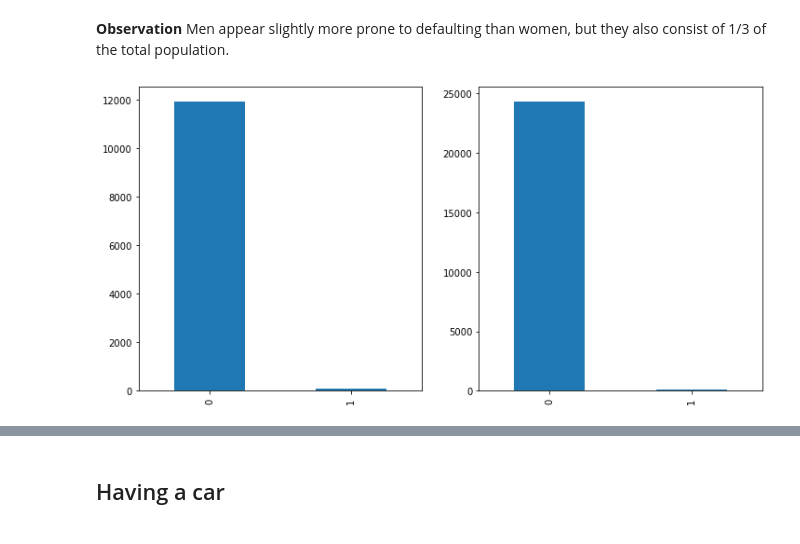
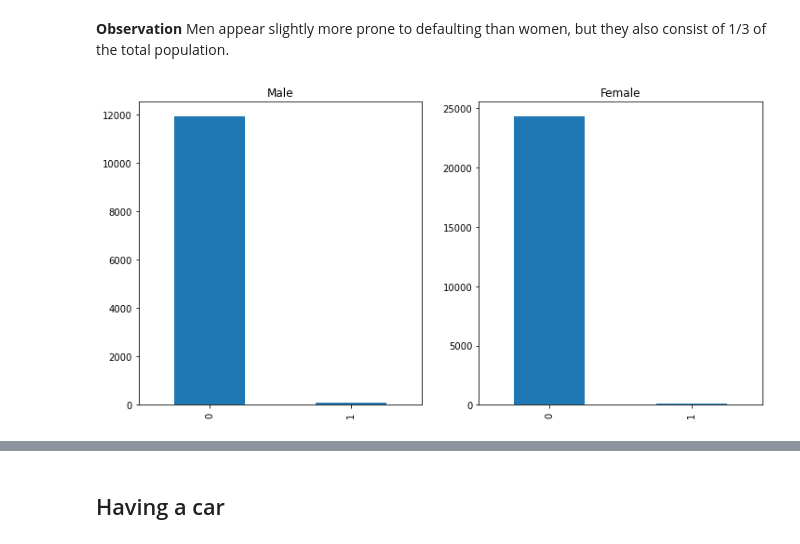
Before and after one commit to jmoschos/Credit-score-approval, a Jupyter notebook: Credit_score.ipynb, the cells around one changed output, grey strips where cells are left out. Cells and saved outputs as stored; diff of their text form; code cells hidden in the pictures.

```diff
--- a/Credit_score.ipynb
+++ b/Credit_score.ipynb
@@ -372,11 +375,12 @@ Percentage of bad customers 0.005403192795742939
 # %%
 nrows = 1
 ncols = 2
 
 # Here axes contains 2 objects representing the two subplots
 fig, axes = plt.subplots(nrows, ncols, figsize=(12, 6))
 
 for i,gender in enumerate(genders):
     gender['Label'].value_counts().plot(kind = 'bar', ax = axes[i])
+    axes[i].set_title("Male" if gender.CODE_GENDER.unique() == "M" else "Female")
 # %% [output]
-[figure, old version]
+[figure, new version]
```
Also changed, not shown: parts of 13 cells of this notebook.
